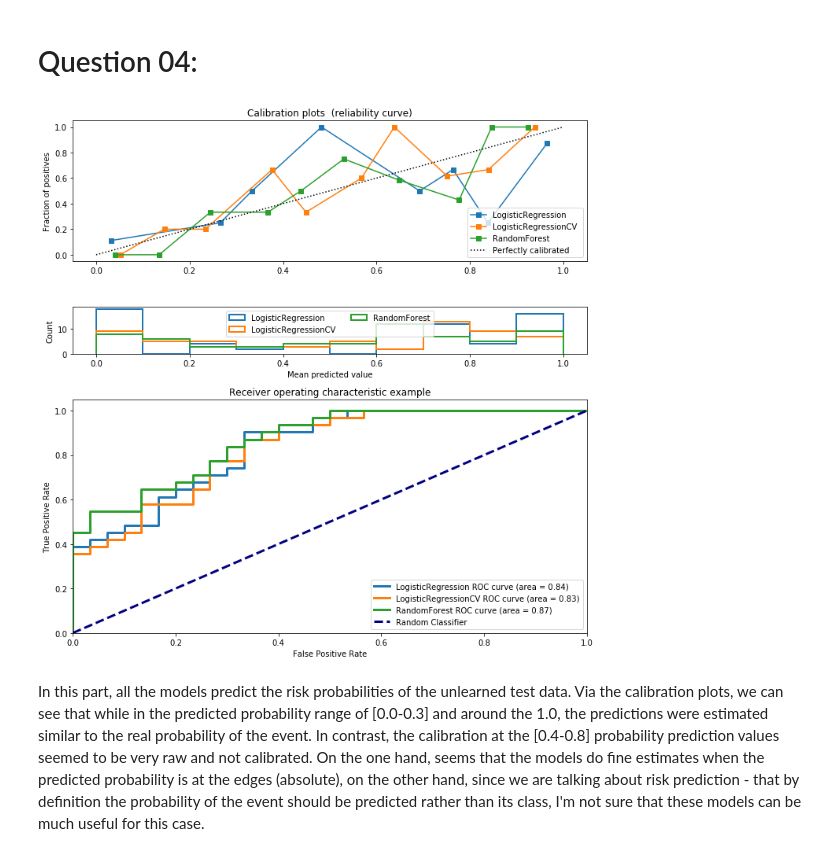
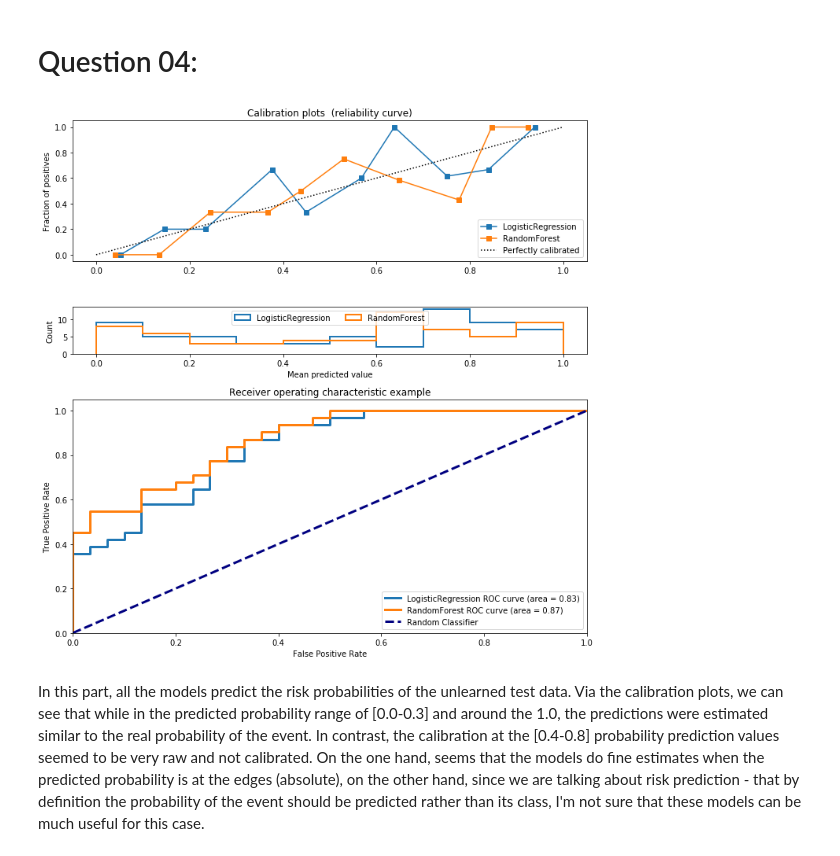
Before and after one commit to DanielJuravski/ml4hc, a Jupyter notebook: ex02/ex02.ipynb, the cells around one changed output. Saved outputs shown, nothing was run; the diff lists cells and outputs as text; code cells hidden in the pictures.

Commit message:
display only 2 curves

```diff
--- a/ex02/ex02.ipynb
+++ b/ex02/ex02.ipynb
@@ -139,36 +139,35 @@ def make_roc_caliboration_curves(model, label):
     ax3.plot(fpr, tpr, lw=3, label='%s ROC curve (area = %0.2f)' % (label, roc_auc))
 
 fig = plt.figure(figsize=(10, 10))
 ax1 = plt.subplot2grid((6, 1), (0, 0), rowspan=2)
 ax2 = plt.subplot2grid((6, 1), (2, 0), sharex=ax1)
 ax3 = plt.subplot2grid((6, 1), (3, 0), rowspan=3)
 
-make_roc_caliboration_curves(log_reg, "LogisticRegression")
-make_roc_caliboration_curves(log_reg_cv3, "LogisticRegressionCV")
+make_roc_caliboration_curves(log_reg_cv3, "LogisticRegression")
 make_roc_caliboration_curves(cv_rfc, "RandomForest")
 
 ax1.plot([0, 1], [0, 1], "k:", label="Perfectly calibrated")
 ax1.set_ylabel("Fraction of positives")
 ax1.set_ylim([-0.05, 1.05])
 ax1.legend(loc="lower right")
 ax1.set_title('Calibration plots  (reliability curve)')
 
 ax2.set_xlabel("Mean predicted value")
 ax2.set_ylabel("Count")
 ax2.legend(loc="upper center", ncol=2)
 
 ax3.plot([0, 1], [0, 1], color='navy', lw=3, linestyle='--', label="Random Classifier")
 ax3.set_xlim([0.0, 1.0])
 ax3.set_ylim([0.0, 1.05])
 ax3.set_xlabel('False Positive Rate')
 ax3.set_ylabel('True Positive Rate')
 ax3.set_title('Receiver operating characteristic example')
 ax3.legend(loc="lower right")
 
 plt.tight_layout()
 plt.show()
 # %% [output]
-[figure, old version]
+[figure, new version]
 # %% [markdown]
 In this part, all the models predict the risk probabilities of the unlearned test data. Via the calibration plots, we can see that while in the predicted probability range of [0.0-0.3]  and around the 1.0, the predictions were estimated similar to the real probability of the event. In contrast, the calibration at the [0.4-0.8] probability prediction values seemed to be very raw and not calibrated. On the one hand, seems that the models do fine estimates when the predicted probability is at the edges (absolute), on the other hand, since we are talking about risk prediction - that by definition the probability of the event should be predicted rather than its class, I'm not sure that these models can be much useful for this case.
 # %% [markdown]
```
Also changed, not shown: 1 other file.
